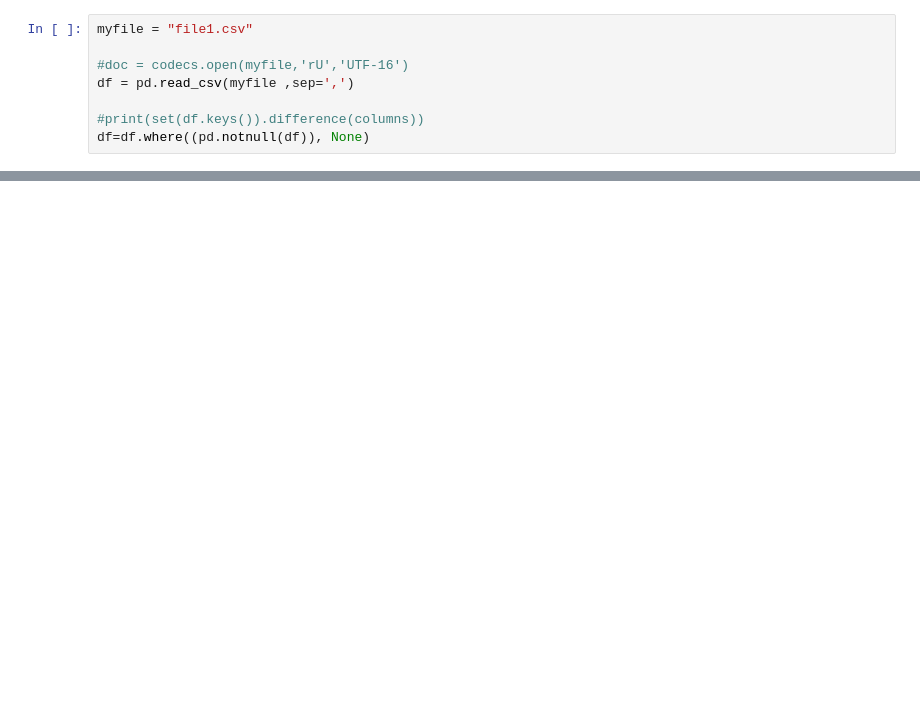
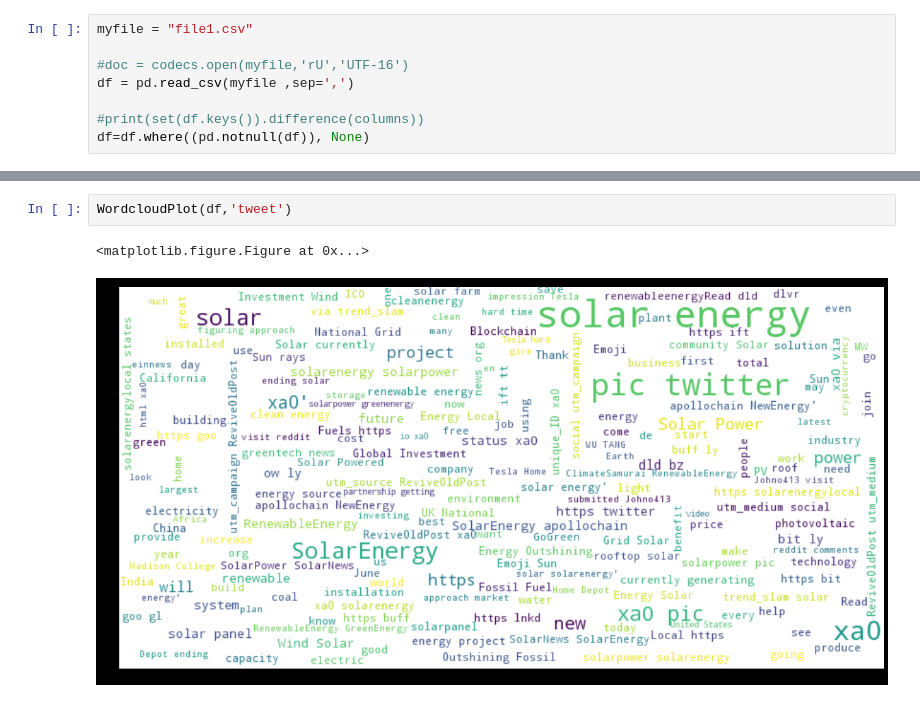
Before and after one commit to abndre/Solar_Energy, a Jupyter notebook: twiiter_files/tw_files_solar.ipynb, the cells around one changed output, grey strips where cells are left out. Cells and saved outputs as stored; diff of their text form; blank space fills up the shorter version.

```diff
--- a/twiiter_files/tw_files_solar.ipynb
+++ b/twiiter_files/tw_files_solar.ipynb
@@ -30,0 +27,5 @@ df.head()
+# %%
+WordcloudPlot(df,'tweet')
+# %% [output]
+<matplotlib.figure.Figure at 0x...>
+[figure, added]
```
Also changed, not shown: parts of 3 cells of this notebook, 2 other files.
